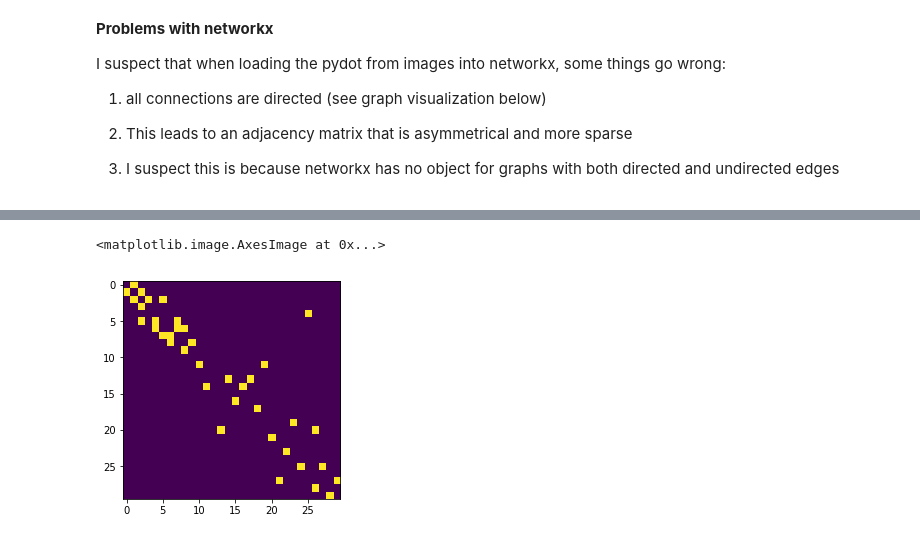
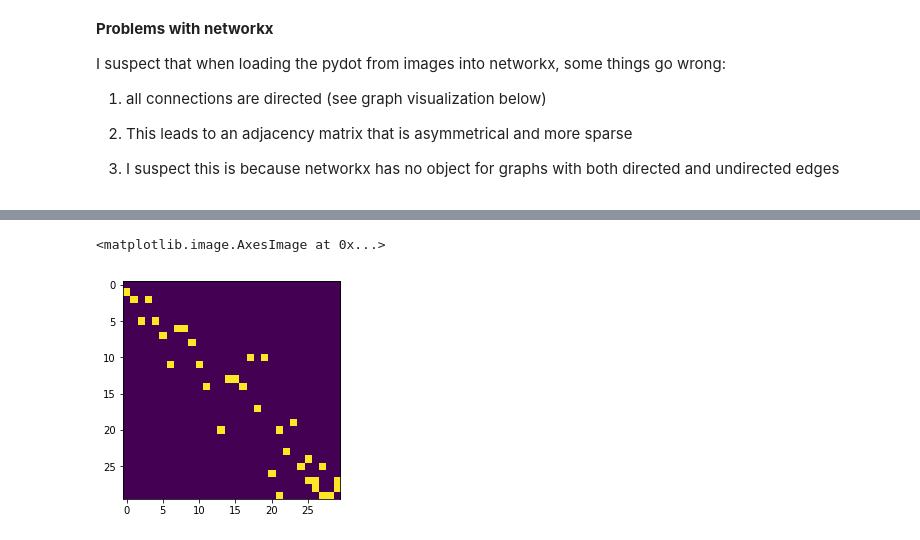
Before and after one commit to oliver-contier/famface-temporal-dynamics, a Jupyter notebook: notebooks/pycausal_analysis.ipynb, the cells around one changed output, grey strips where cells are left out. Cells and saved outputs as stored; diff of their text form; code cells hidden in the pictures.

```diff
--- a/notebooks/pycausal_analysis.ipynb
+++ b/notebooks/pycausal_analysis.ipynb
@@ -35,7 +35,7 @@ dfs = getdfs(csvdir_allruns)
 # %%
 # perform images search
 pc.start_vm() # start
-images = s.imagesSemBic(dfs, verbose = True)
+images_raw = s.imagesSemBic(dfs, verbose = True)
 pc.stop_vm() # stop
 # %%
 # show nodes
@@ -220,6 +258,6 @@ def simple_match(m1, m2):
 # %%
-basedir = '/host/famfaces/extract_meants_nuisance_button/csv'
-rundirs = [pjoin(basedir, 'run%02d' % i) for i in xrange(1,12)]
+basedir = '/host/famfaces/extract_meants/csv'
+rundirs_raw = [pjoin(basedir, 'run%03d' % i) for i in xrange(1,12)]
 # %%
 def csv2am_undirected(rundir):
     """
@@ -334,0 +389,4 @@ adjacency_dicts
+# %%
+adjacency_dicts = get_mixed_adjacency_dicts(images_raw)
+# show first few entries as example
+adjacency_dicts[:5]
@@ -369,4 +431,5 @@ def csv2mixed_am(rundir):
     am = mixed_am_from_images(images_instance)
     return am
 # %%
-mixed_ams = [csv2mixed_am(rundir) for rundir in rundirs]
+mixed_ams = [csv2mixed_am(rundir) for rundir in rundirs_raw]
+np.shape(mixed_ams)
@@ -393,6 +438,6 @@ mixed_ams
 # %%
-# inspect first am
-plt.imshow(mixed_ams[0])
+# inspect one random am
+plt.imshow(mixed_ams[1])
 # %% [output]
 <matplotlib.image.AxesImage at 0x...>
-[figure, old version]
+[figure, new version]
```
Also changed, not shown: parts of 66 cells of this notebook, 1 other file.
